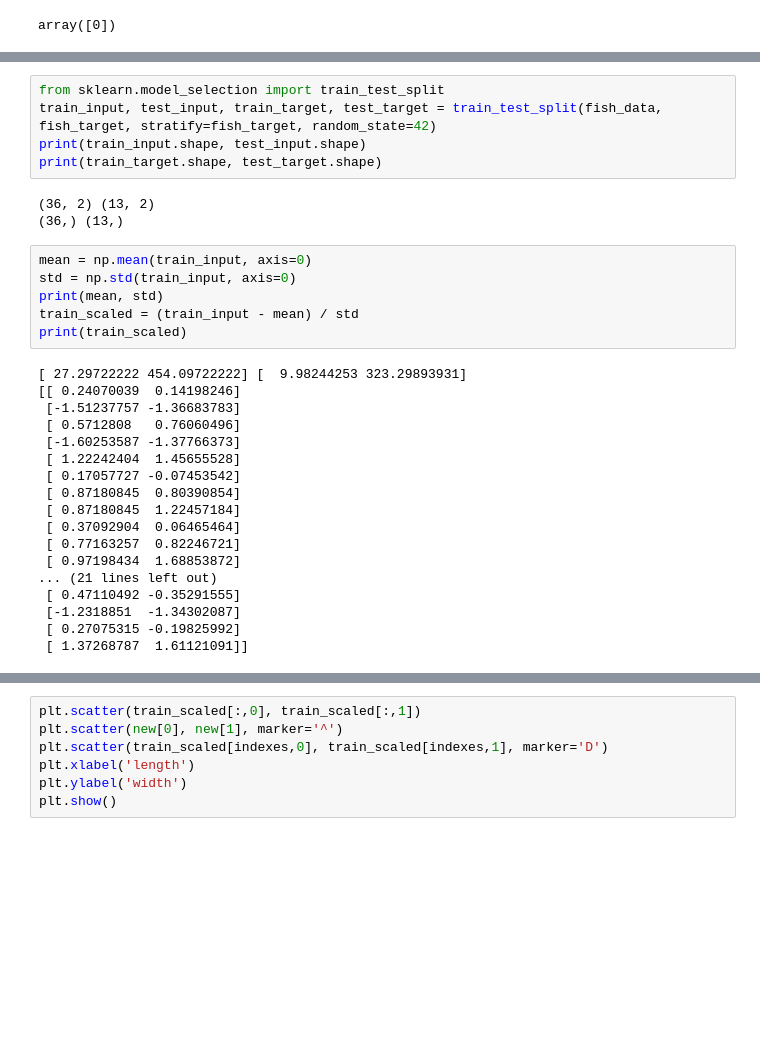
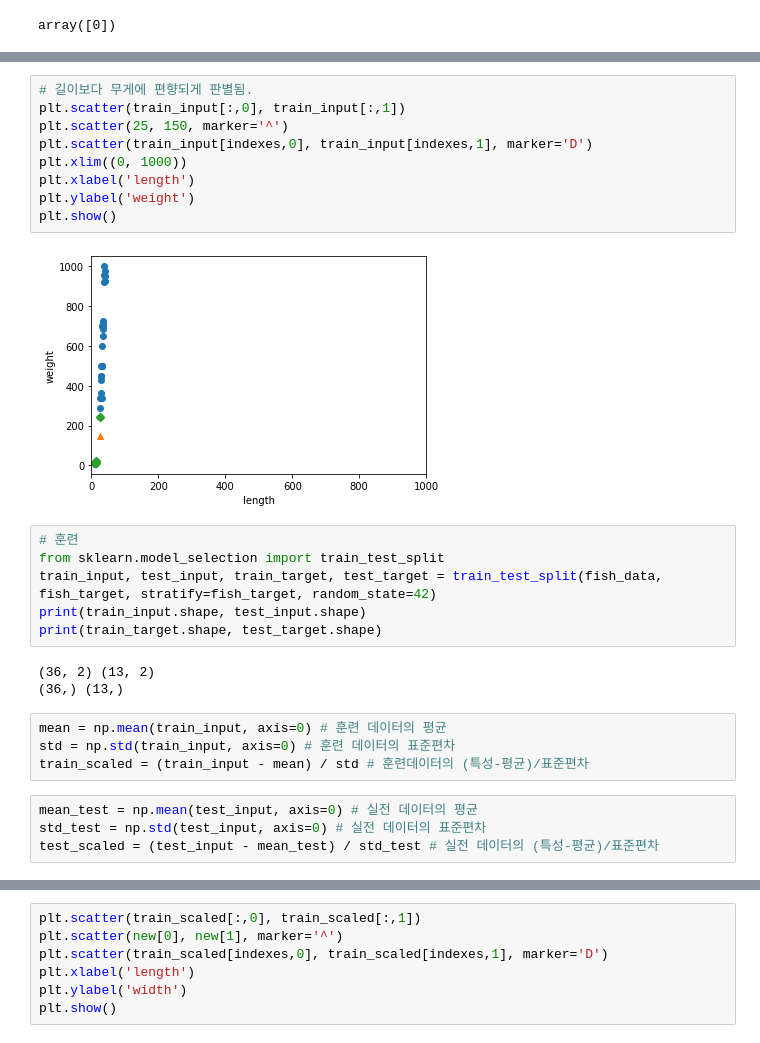
Before and after one commit to NohYeongHun/LinkClass, a Jupyter notebook: Basic Machine Learning/ML/Domi_ML.ipynb, the cells around one changed output, grey strips where cells are left out. Saved outputs shown, nothing was run; the diff lists cells and outputs as text; blank space fills up the shorter version.

```diff
--- a/Basic Machine Learning/ML/Domi_ML.ipynb
+++ b/Basic Machine Learning/ML/Domi_ML.ipynb
@@ -221,4 +261,16 @@ print(fish_data)
+# %%
+# 길이보다 무게에 편향되게 판별됨.
+plt.scatter(train_input[:,0], train_input[:,1])
+plt.scatter(25, 150, marker='^')
+plt.scatter(train_input[indexes,0], train_input[indexes,1], marker='D')
+plt.xlim((0, 1000))
+plt.xlabel('length')
+plt.ylabel('weight')
+plt.show()
+# %% [output]
+[figure, added]
 # %%
+# 훈련
 from sklearn.model_selection import train_test_split
 train_input, test_input, train_target, test_target = train_test_split(fish_data, fish_target, stratify=fish_target, random_state=42)
 print(train_input.shape, test_input.shape)
@@ -227,27 +279,11 @@ print(train_target.shape, test_target.shape)
 (36, 2) (13, 2)
 (36,) (13,)
 # %%
-mean = np.mean(train_input, axis=0)
-std = np.std(train_input, axis=0)
-print(mean, std)
-train_scaled = (train_input - mean) / std
-print(train_scaled)
+mean = np.mean(train_input, axis=0) # 훈련 데이터의 평균
+std = np.std(train_input, axis=0) # 훈련 데이터의 표준편차
+train_scaled = (train_input - mean) / std # 훈련데이터의 (특성-평균)/표준편차
-# %% [output]
-[ 27.29722222 454.09722222] [  9.98244253 323.29893931]
-[[ 0.24070039  0.14198246]
- [-1.51237757 -1.36683783]
- [ 0.5712808   0.76060496]
- [-1.60253587 -1.37766373]
- [ 1.22242404  1.45655528]
- [ 0.17057727 -0.07453542]
- [ 0.87180845  0.80390854]
- [ 0.87180845  1.22457184]
- [ 0.37092904  0.06465464]
- [ 0.77163257  0.82246721]
- [ 0.97198434  1.68853872]
-... (21 lines left out)
- [ 0.47110492 -0.35291555]
- [-1.2318851  -1.34302087]
- [ 0.27075315 -0.19825992]
- [ 1.37268787  1.61121091]]
+# %%
+mean_test = np.mean(test_input, axis=0) # 실전 데이터의 평균
+std_test = np.std(test_input, axis=0) # 실전 데이터의 표준편차
+test_scaled = (test_input - mean_test) / std_test # 실전 데이터의 (특성-평균)/표준편차
 # %%
```
Also changed, not shown: parts of 22 cells of this notebook.
